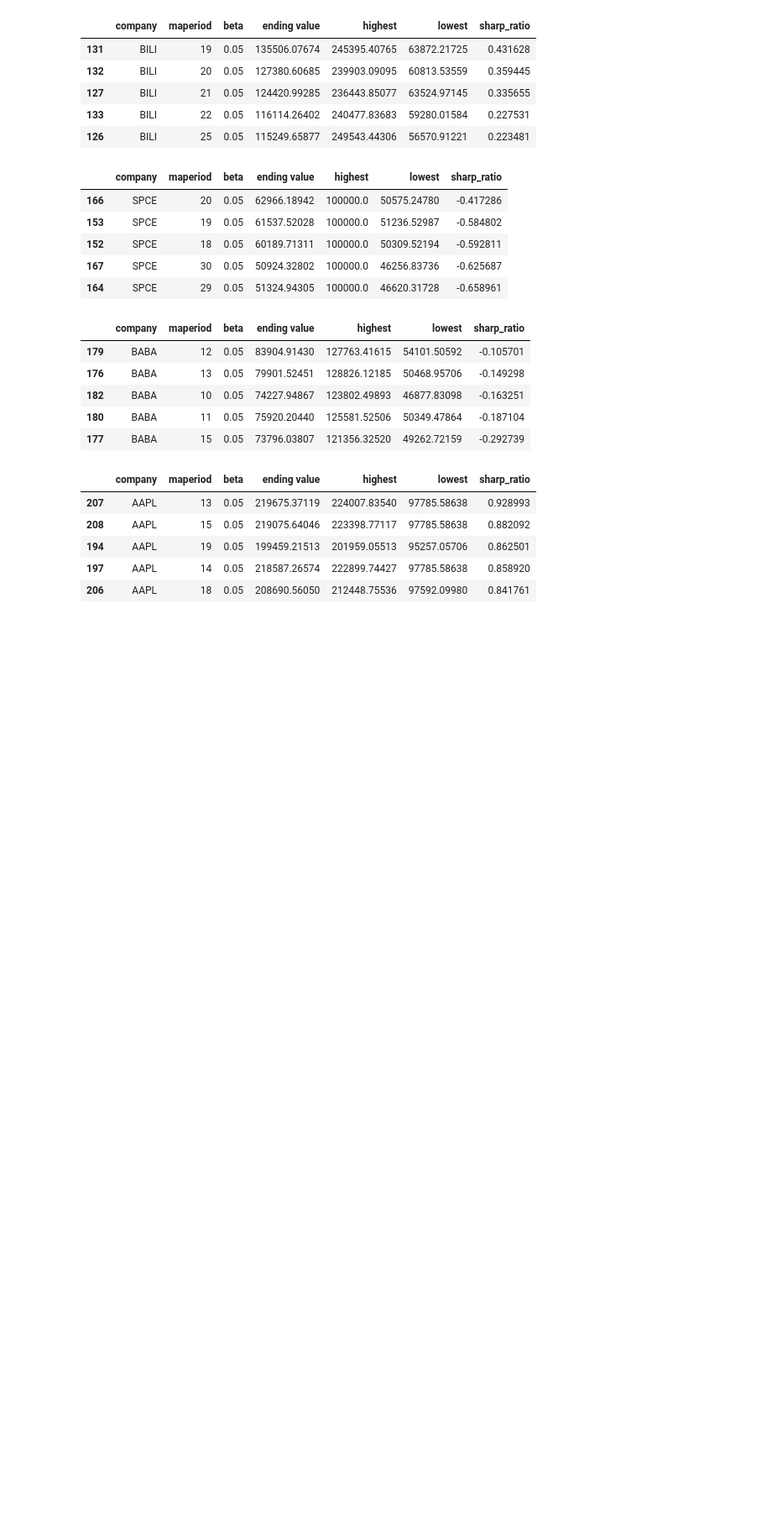
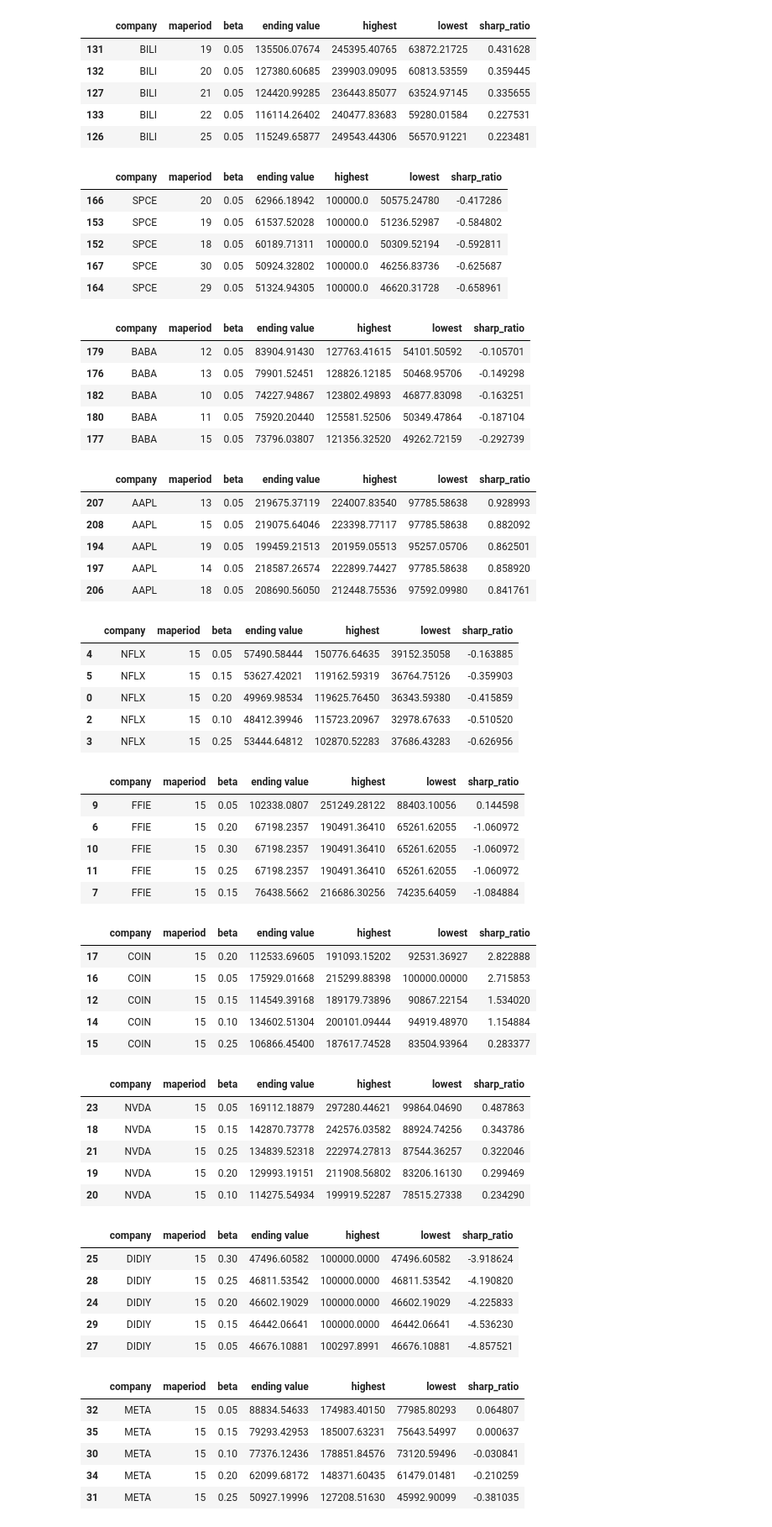
Before and after one commit to Lezcool/QT, a Jupyter notebook: code/debug.ipynb, the cells around one changed output. Shown: that part at 84% size. Cells and saved outputs as stored; diff of their text form; code cells hidden in the pictures; blank space fills up the shorter version.

```diff
--- a/code/debug.ipynb
+++ b/code/debug.ipynb
@@ -589,3 +589,46 @@ for c in sma_opt.company.unique():
 | 194 | AAPL | 19 | 0.05 | 199459.21513 | 201959.05513 | 95257.05706 | 0.862501 |
 | 197 | AAPL | 14 | 0.05 | 218587.26574 | 222899.74427 | 97785.58638 | 0.858920 |
 | 206 | AAPL | 18 | 0.05 | 208690.56050 | 212448.75536 | 97592.09980 | 0.841761 |
+# %%
+ai_opt = pd.read_csv('/zhome/dc/1/174181/docs/QT/results/ai_results.csv')
+def show_sr(df):
+    for c in df.company.unique():
+        display(df.query('company == @c').sort_values(by='sharp_ratio', ascending=False).head(5))
+show_sr(ai_opt)
+# %% [output]
+|  | company | maperiod | beta | ending value | highest | lowest | sharp_ratio |
+| 4 | NFLX | 15 | 0.05 | 57490.58444 | 150776.64635 | 39152.35058 | -0.163885 |
+| 5 | NFLX | 15 | 0.15 | 53627.42021 | 119162.59319 | 36764.75126 | -0.359903 |
+| 0 | NFLX | 15 | 0.20 | 49969.98534 | 119625.76450 | 36343.59380 | -0.415859 |
+| 2 | NFLX | 15 | 0.10 | 48412.39946 | 115723.20967 | 32978.67633 | -0.510520 |
+| 3 | NFLX | 15 | 0.25 | 53444.64812 | 102870.52283 | 37686.43283 | -0.626956 |
+|  | company | maperiod | beta | ending value | highest | lowest | sharp_ratio |
+| 9 | FFIE | 15 | 0.05 | 102338.0807 | 251249.28122 | 88403.10056 | 0.144598 |
+| 6 | FFIE | 15 | 0.20 | 67198.2357 | 190491.36410 | 65261.62055 | -1.060972 |
+| 10 | FFIE | 15 | 0.30 | 67198.2357 | 190491.36410 | 65261.62055 | -1.060972 |
+| 11 | FFIE | 15 | 0.25 | 67198.2357 | 190491.36410 | 65261.62055 | -1.060972 |
+| 7 | FFIE | 15 | 0.15 | 76438.5662 | 216686.30256 | 74235.64059 | -1.084884 |
+|  | company | maperiod | beta | ending value | highest | lowest | sharp_ratio |
+| 17 | COIN | 15 | 0.20 | 112533.69605 | 191093.15202 | 92531.36927 | 2.822888 |
+| 16 | COIN | 15 | 0.05 | 175929.01668 | 215299.88398 | 100000.00000 | 2.715853 |
+| 12 | COIN | 15 | 0.15 | 114549.39168 | 189179.73896 | 90867.22154 | 1.534020 |
+| 14 | COIN | 15 | 0.10 | 134602.51304 | 200101.09444 | 94919.48970 | 1.154884 |
+| 15 | COIN | 15 | 0.25 | 106866.45400 | 187617.74528 | 83504.93964 | 0.283377 |
+|  | company | maperiod | beta | ending value | highest | lowest | sharp_ratio |
+| 23 | NVDA | 15 | 0.05 | 169112.18879 | 297280.44621 | 99864.04690 | 0.487863 |
+| 18 | NVDA | 15 | 0.15 | 142870.73778 | 242576.03582 | 88924.74256 | 0.343786 |
+| 21 | NVDA | 15 | 0.25 | 134839.52318 | 222974.27813 | 87544.36257 | 0.322046 |
+| 19 | NVDA | 15 | 0.20 | 129993.19151 | 211908.56802 | 83206.16130 | 0.299469 |
+| 20 | NVDA | 15 | 0.10 | 114275.54934 | 199919.52287 | 78515.27338 | 0.234290 |
+|  | company | maperiod | beta | ending value | highest | lowest | sharp_ratio |
+| 25 | DIDIY | 15 | 0.30 | 47496.60582 | 100000.0000 | 47496.60582 | -3.918624 |
+| 28 | DIDIY | 15 | 0.25 | 46811.53542 | 100000.0000 | 46811.53542 | -4.190820 |
+| 24 | DIDIY | 15 | 0.20 | 46602.19029 | 100000.0000 | 46602.19029 | -4.225833 |
+| 29 | DIDIY | 15 | 0.15 | 46442.06641 | 100000.0000 | 46442.06641 | -4.536230 |
+| 27 | DIDIY | 15 | 0.05 | 46676.10881 | 100297.8991 | 46676.10881 | -4.857521 |
+|  | company | maperiod | beta | ending value | highest | lowest | sharp_ratio |
+| 32 | META | 15 | 0.05 | 88834.54633 | 174983.40150 | 77985.80293 | 0.064807 |
+| 35 | META | 15 | 0.15 | 79293.42953 | 185007.63231 | 75643.54997 | 0.000637 |
+| 30 | META | 15 | 0.10 | 77376.12436 | 178851.84576 | 73120.59496 | -0.030841 |
+| 34 | META | 15 | 0.20 | 62099.68172 | 148371.60435 | 61479.01481 | -0.210259 |
+| 31 | META | 15 | 0.25 | 50927.19996 | 127208.51630 | 45992.90099 | -0.381035 |
```
Also changed, not shown: parts of 2 cells of this notebook, 4 other files.
